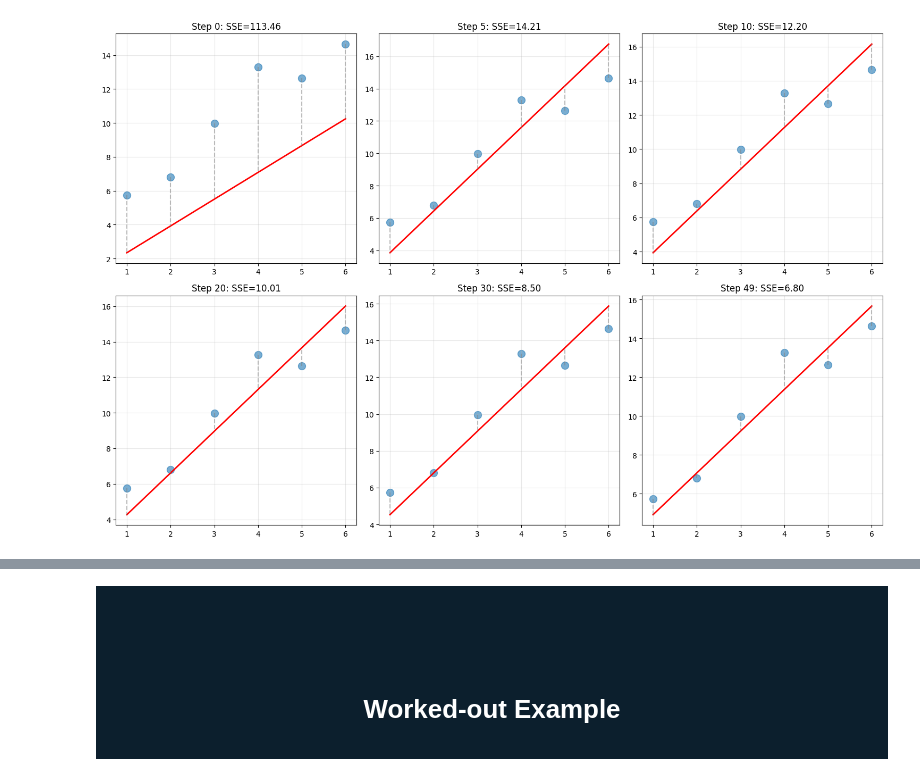
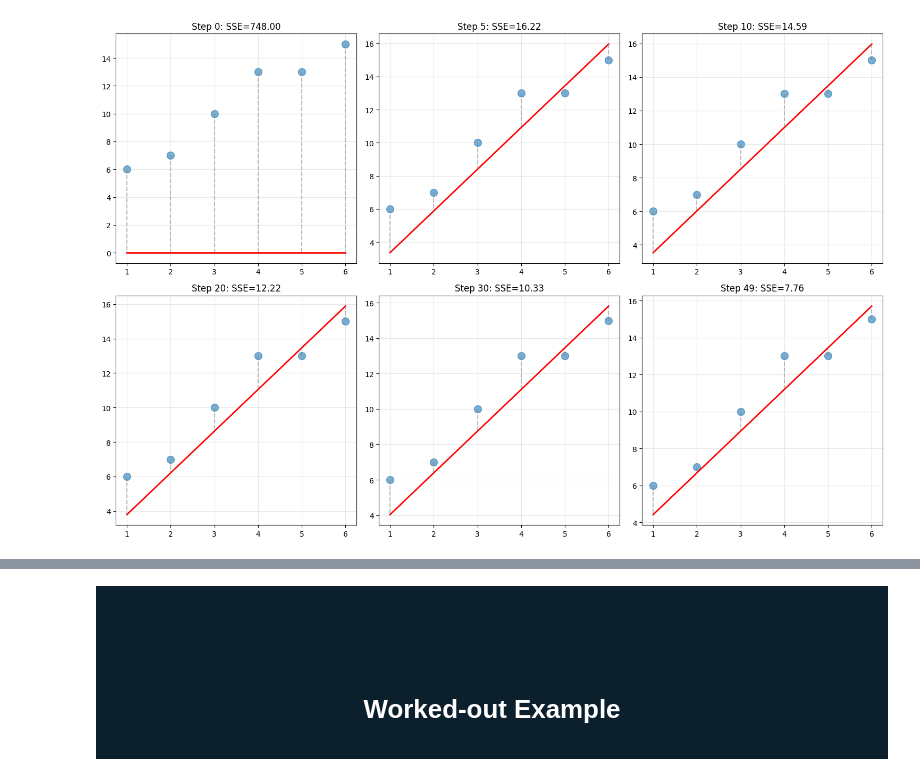
Before and after one commit to HebaNAS/D2xDL-Week7, a Jupyter notebook: LinearRegression.ipynb, the cells around one changed output, grey strips where cells are left out. Drawn from its saved outputs; the diff is of its cells as text; code cells hidden in the pictures.

```diff
--- a/LinearRegression.ipynb
+++ b/LinearRegression.ipynb
@@ -98,30 +98,81 @@
     </div>
     </div>
 # %%
+import numpy as np
+import matplotlib.pyplot as plt
+
+# Data
+X = np.array([1, 2, 3, 4, 5, 6])  # Hypothetical example: house sqft in 1,000s
+y = np.array([6, 7, 10, 13, 13, 15])  # Hypothetical example: house price in 100,000s (target variable)
+
+# Prepare data with bias term: x_n = [1, x]
+X_with_bias = np.column_stack([np.ones(len(X)), X])
+
+# Initialize weights: w = [w0, w1] (bias and slope)
+w = np.array([0.0, 0.0])
+
+# Hyperparameters
+eta = 0.01  # learning rate η
+max_iter = 50
+
+# Store history
+history = {}
+steps_to_capture = [0, 5, 10, 20, 30, 49]
+current_step = 0
+
+# Training (for visualization only for now)
+for k in range(max_iter):
+    # Capture at the start of each epoch if needed
+    if current_step in steps_to_capture:
+        history[current_step] = (w[1], w[0])  # Store (slope, intercept)
+
+    for i in range(len(X)):
+        x_n = X_with_bias[i]  # [1, X[i]]
+        Y_actual = y[i]
+
+        # Compute predicted output
+        Y_hat = np.dot(w, x_n)  # w^T · x_n
+
+        # Compute scalar δ
+        delta = Y_actual - Y_hat
+
+        # Update weights
+        w = w + eta * delta * x_n
+
+    current_step += 1
+
+if (max_iter - 1) in steps_to_capture and (max_iter - 1) not in history:
+    history[max_iter - 1] = (w[1], w[0])
+
 fig, axes = plt.subplots(2, 3, figsize=(15, 10))
 axes = axes.flatten()
+steps_to_plot = [0, 5, 10, 20, 30, 49]
 
-steps = [0, 5, 10, 20, 30, 49]
-for idx, step in enumerate(steps):
-    w_curr, b_curr = history[step]
-    y_pred = w_curr * X + b_curr
-    sse = np.sum((y - y_pred)**2)
+for idx, step in enumerate(steps_to_plot):
+    if step in history:
+        w_curr, b_curr = history[step]
+        y_pred = w_curr * X + b_curr
+        sse = np.sum((y - y_pred)**2)
 
-    axes[idx].scatter(X, y, s=100, alpha=0.6)
-    axes[idx].plot(X, y_pred, 'r-', linewidth=2)
+        axes[idx].scatter(X, y, s=100, alpha=0.6)
+        axes[idx].plot(X, y_pred, 'r-', linewidth=2)
 
-    # Residuals
-    for i in range(len(X)):
-        axes[idx].plot([X[i], X[i]], [y[i], y_pred[i]],
-                      'gray', linestyle='--', alpha=0.5)
+        # Residuals
+        for i in range(len(X)):
+            axes[idx].plot([X[i], X[i]], [y[i], y_pred[i]],
+                          'gray', linestyle='--', alpha=0.5)
 
-    axes[idx].set_title(f'Step {step}: SSE={sse:.2f}')
-    axes[idx].grid(alpha=0.3)
+        axes[idx].set_title(f'Step {step}: SSE={sse:.2f}')
+        axes[idx].grid(alpha=0.3)
+    else:
+        axes[idx].text(0.5, 0.5, f'Step {step}\nNot captured',
+                      ha='center', va='center', transform=axes[idx].transAxes)
+        axes[idx].set_title(f'Step {step}: No data')
 
 plt.tight_layout()
 plt.show()
 # %% [output]
-[figure, old version]
+[figure, new version]
 # %% [markdown]
 <div style="height: 100vh !important; min-height: 100%; padding: 10% 80px 10% 80px;">
     <div style="display: flex; flex-direction: column; align-items: center; justify-content: center; height: 30px; text-align: center;">
```
Also changed, not shown: parts of 18 cells of this notebook, 2 other files.
